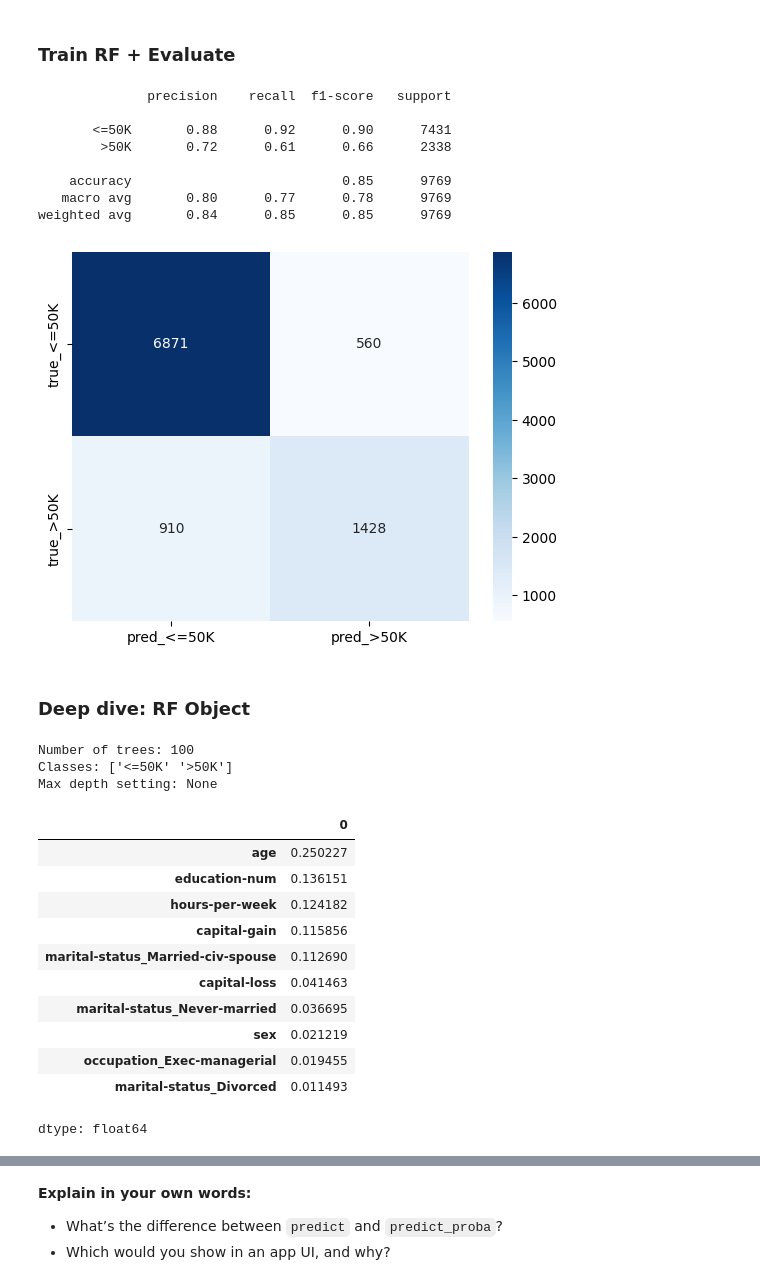
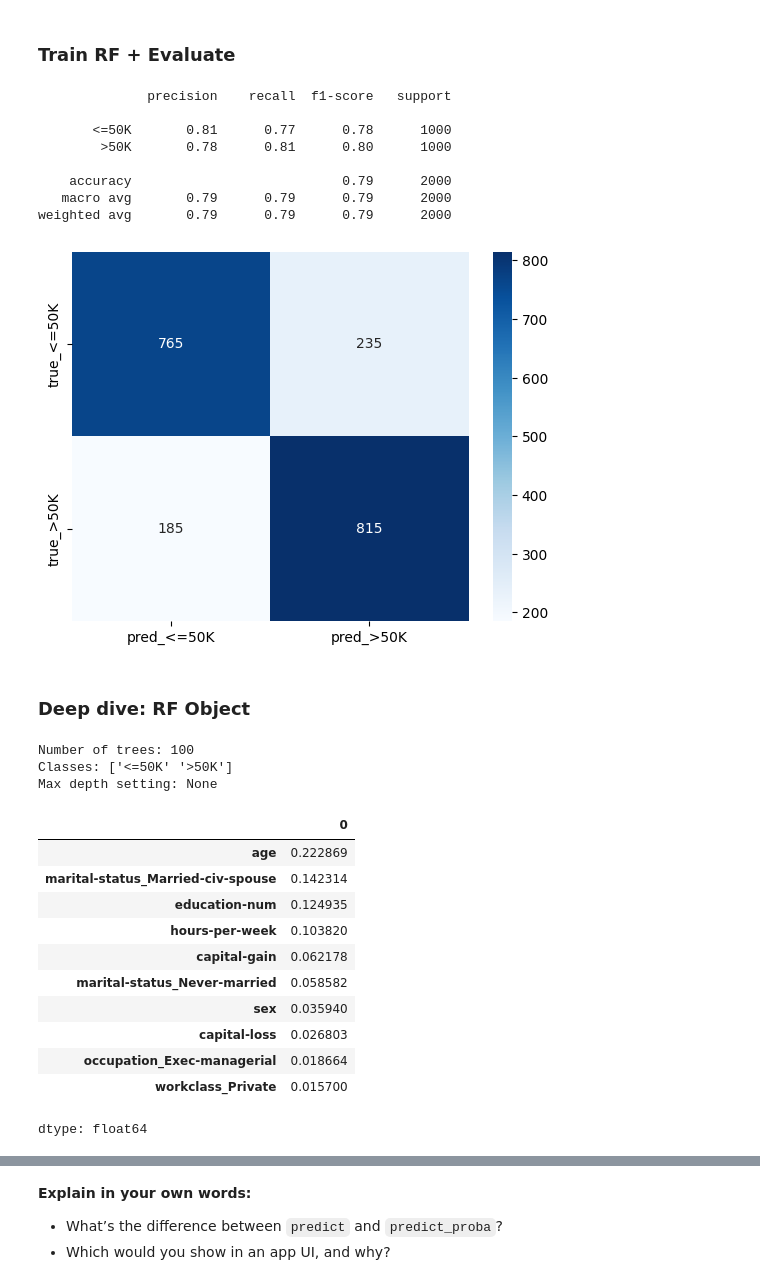
Before and after one commit to isamontresoro/dl-survey-live-lab-2025, a Jupyter notebook: notebooks/01_baseline_random_forest_gradio.ipynb, the cells around one changed output, grey strips where cells are left out. Drawn from its saved outputs; the diff is of its cells as text; code cells hidden in the pictures.

```diff
--- a/notebooks/01_baseline_random_forest_gradio.ipynb
+++ b/notebooks/01_baseline_random_forest_gradio.ipynb
@@ -158,6 +161,19 @@ X_test_final  = pd.concat([X_test_num_scaled.reset_index(drop=True),
 X_train_final.shape, X_test_final.shape
 # %% [output]
 ((39073, 76), (9769, 76))
+# %%
+from sklearn.utils import resample
+y_train_index = y_train.reset_index(drop=True)
+X_train_resampled_ballers = resample(X_train_final[y_train_index == '>50K'], replace=True, n_samples=1000, random_state=42)
+X_train_resampled_nonballers = resample(X_train_final[y_train_index == '<=50K'], replace=True, n_samples=1000, random_state=42)
+X_train_resampled = pd.concat([X_train_resampled_ballers, X_train_resampled_nonballers])
+y_train_resampled = y_train_index.loc[X_train_resampled.index]
+
+y_test_index = y_test.reset_index(drop=True)
+X_test_resampled_ballers = resample(X_test_final[y_test_index == '>50K'], replace=True, n_samples=1000, random_state=42)
+X_test_resampled_nonballers = resample(X_test_final[y_test_index == '<=50K'], replace=True, n_samples=1000, random_state=42)
+X_test_resampled = pd.concat([X_test_resampled_ballers, X_test_resampled_nonballers])
+y_test_resampled = y_test_index.loc[X_test_resampled.index]
 # %% [markdown]
 **When would you prefer**:
 - `MinMaxScaler` ?
@@ -167,26 +183,26 @@ X_train_final.shape, X_test_final.shape
 # %%
 # 7) Train a baseline Random Forest
 rf = RandomForestClassifier(n_estimators=100, random_state=42)
-rf.fit(X_train_final, y_train)
+rf.fit(X_train_resampled, y_train_resampled)
 
-y_pred = rf.predict(X_test_final)
-print(classification_report(y_test, y_pred))
+y_pred = rf.predict(X_test_resampled)
+print(classification_report(y_test_resampled, y_pred))
 
-cm = confusion_matrix(y_test, y_pred, labels=rf.classes_)
+cm = confusion_matrix(y_test_resampled, y_pred, labels=rf.classes_)
 sns.heatmap(pd.DataFrame(cm, index=[f"true_{c}" for c in rf.classes_],
                             columns=[f"pred_{c}" for c in rf.classes_]),
             annot=True, fmt="d", cmap="Blues")
 plt.show()
 # %% [output]
               precision    recall  f1-score   support
 
-       <=50K       0.88      0.92      0.90      7431
-        >50K       0.72      0.61      0.66      2338
+       <=50K       0.81      0.77      0.78      1000
+        >50K       0.78      0.81      0.80      1000
 
-    accuracy                           0.85      9769
-   macro avg       0.80      0.77      0.78      9769
-weighted avg       0.84      0.85      0.85      9769
+    accuracy                           0.79      2000
+   macro avg       0.79      0.79      0.79      2000
+weighted avg       0.79      0.79      0.79      2000
-[figure, old version]
+[figure, new version]
 # %% [markdown]
 ### Deep dive: RF Object
 # %%
@@ -203,16 +219,16 @@ Number of trees: 100
 Classes: ['<=50K' '>50K']
 Max depth setting: None
 |  | 0 |
-| age | 0.250227 |
-| education-num | 0.136151 |
-| hours-per-week | 0.124182 |
-| capital-gain | 0.115856 |
-| marital-status_Married-civ-spouse | 0.112690 |
-| capital-loss | 0.041463 |
-| marital-status_Never-married | 0.036695 |
-| sex | 0.021219 |
-| occupation_Exec-managerial | 0.019455 |
-| marital-status_Divorced | 0.011493 |
+| age | 0.222869 |
+| marital-status_Married-civ-spouse | 0.142314 |
+| education-num | 0.124935 |
+| hours-per-week | 0.103820 |
+| capital-gain | 0.062178 |
+| marital-status_Never-married | 0.058582 |
+| sex | 0.035940 |
+| capital-loss | 0.026803 |
+| occupation_Exec-managerial | 0.018664 |
+| workclass_Private | 0.015700 |
 dtype: float64
 # %%
 # Predict vs predict_proba
```
Also changed, not shown: parts of 22 cells of this notebook.
